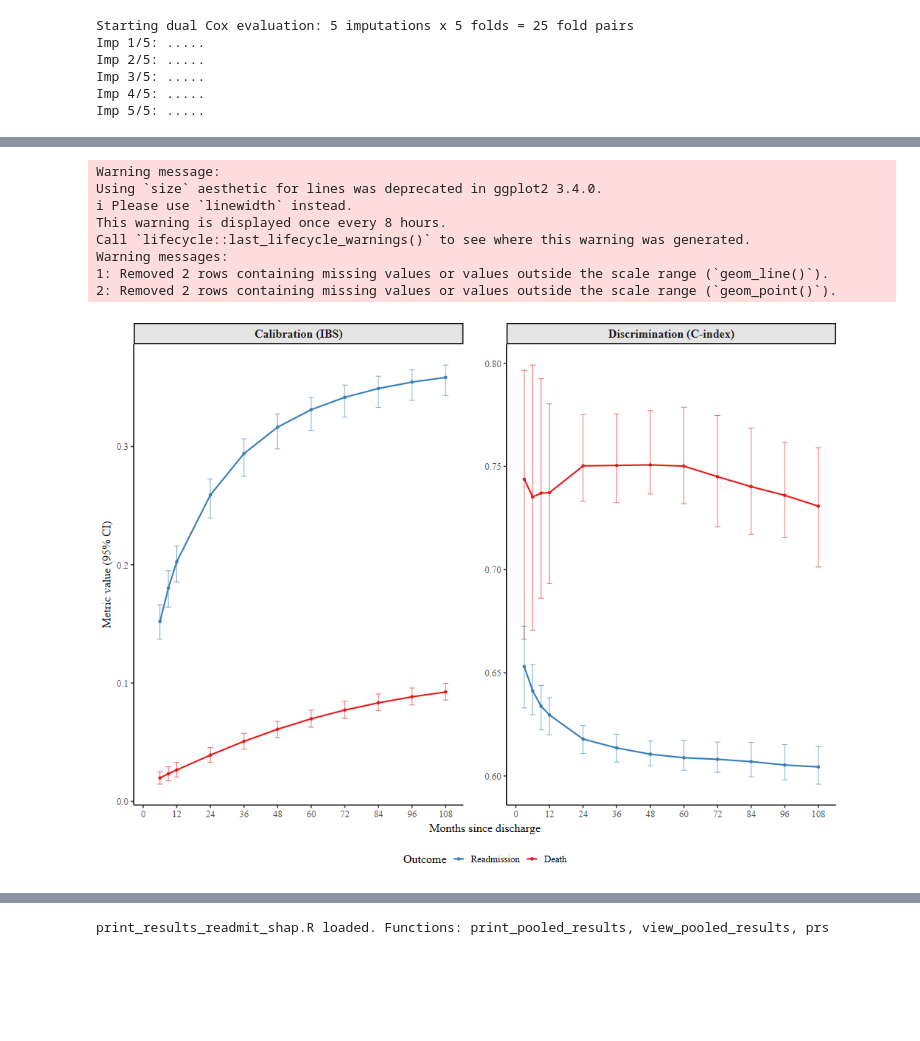
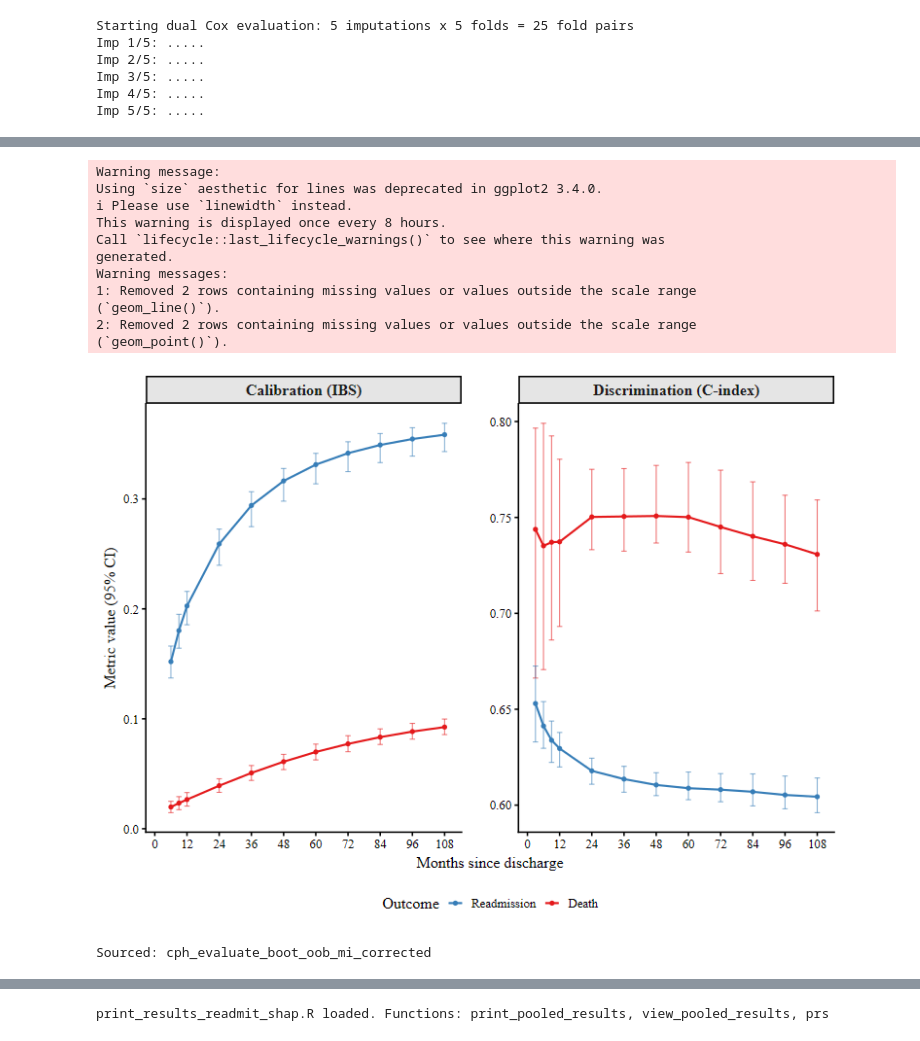
Before and after one commit to FONDECYTACC/cons2025, a Jupyter notebook: prediction22_converted.ipynb, the cells around one changed output, grey strips where cells are left out. Drawn from its saved outputs; the diff is of its cells as text; code cells hidden in the pictures; blank space fills up the shorter version.

```diff
--- a/prediction22_converted.ipynb
+++ b/prediction22_converted.ipynb
@@ -1098,50 +1108,59 @@ Table: Global C-index and IBS summary
 tnr <- "Times New Roman"
 set1_colors <- RColorBrewer::brewer.pal(n = 3, name = "Set1") # Set1 has up to 9 colors, but you only need 2
 set1_colors <- rev(set1_colors[1:2])
 
 # Prepare data (ensure proper extraction from results)
 time_metrics <- results_shap_xgb_py$summary %>%
   filter(Time != "Global") %>%
   mutate(Time_num = as.numeric(as.character(Time)),
          # Ensure proper ordering of Risk factors
          Risk = factor(Risk, levels = c("Readmission", "Death")))
 
 # Split by metric for separate panels or plots
 cindex_data <- time_metrics %>% filter(Metric == "Uno's C-Index")
 ibs_data <- time_metrics %>% filter(Metric == "IBS")
 
 
 p_faceted <- time_metrics %>%
   mutate(Metric = ifelse(Metric == "Uno's C-Index", "Discrimination (C-index)", "Calibration (IBS)")) %>%
-  ggplot(aes(x = Time_num, y = mean, color = Risk, fill = Risk)) +
-  geom_line(linewidth = 1) +
-  geom_point(size = 1.5) +
-  geom_errorbar(aes(ymin = q025, ymax = q975), width = 2, alpha = 0.6, size = 0.5) +
-  facet_wrap(~Metric, scales = "free_y", ncol = 2) +
-  scale_color_manual(values = set1_colors) +
-  scale_fill_manual(values = set1_colors) +
-  scale_x_continuous(breaks = seq(0, 108, by = 12)) +
-  labs(x = "Months since discharge",
+  ggplot2::ggplot(ggplot2::aes(x = Time_num, y = mean, color = Risk, fill = Risk)) +
+  ggplot2::geom_line(linewidth = 1) +
+  ggplot2::geom_point(size = 1.5) +
+  ggplot2::geom_errorbar(ggplot2::aes(ymin = q025, ymax = q975), width = 2, alpha = 0.6, size = 0.5) +
+  ggplot2::facet_wrap(~Metric, scales = "free_y", ncol = 2) +
+  ggplot2::scale_color_manual(values = set1_colors) +
+  ggplot2::scale_fill_manual(values = set1_colors) +
+  ggplot2::scale_x_continuous(breaks = seq(0, 108, by = 12)) +
+  ggplot2::labs(x = "Months since discharge",
        y = "Metric value (95% CI)",
        color = "Outcome",
        fill = "Outcome") +
-  theme_classic(base_size = 16, base_family= tnr) +
-  theme(legend.position = "bottom",
-        strip.background = element_rect(fill = "grey90", color = "black"),
-        strip.text = element_text(face = "bold", size = 16),
+  ggplot2::theme_classic(base_size = 16, base_family= tnr) +
+  ggplot2::theme(legend.position = "bottom",
+        strip.background = ggplot2::element_rect(fill = "grey90", color = "black"),
+        strip.text = ggplot2::element_text(face = "bold", size = 16),
         panel.spacing = unit(2, "lines"))
 
 p_faceted
 # %% [output]
 Warning message:
 Using `size` aesthetic for lines was deprecated in ggplot2 3.4.0.
 ℹ Please use `linewidth` instead.
 This warning is displayed once every 8 hours.
-Call `lifecycle::last_lifecycle_warnings()` to see where this warning was generated.
+Call `lifecycle::last_lifecycle_warnings()` to see where this warning was
+generated.
 Warning messages:
-1: Removed 2 rows containing missing values or values outside the scale range (`geom_line()`).
-2: Removed 2 rows containing missing values or values outside the scale range (`geom_point()`).
+1: Removed 2 rows containing missing values or values outside the scale range
+(`geom_line()`).
+2: Removed 2 rows containing missing values or values outside the scale range
+(`geom_point()`).
-[figure, old version]
+[figure, new version]
+# %%
+# Override cph_evaluate_boot_oob_mi_corrected with patched version (--no-init-file fix)
+source(paste0(getwd(), "/_alt_scripts/cph_evaluate_boot_oob_mi_corrected.R"))
+cat("Sourced: cph_evaluate_boot_oob_mi_corrected\n")
+# %% [output]
+Sourced: cph_evaluate_boot_oob_mi_corrected
 # %%
 #| label: shap-criteria2
 
```
Also changed, not shown: parts of 66 cells of this notebook, 21 other files.
